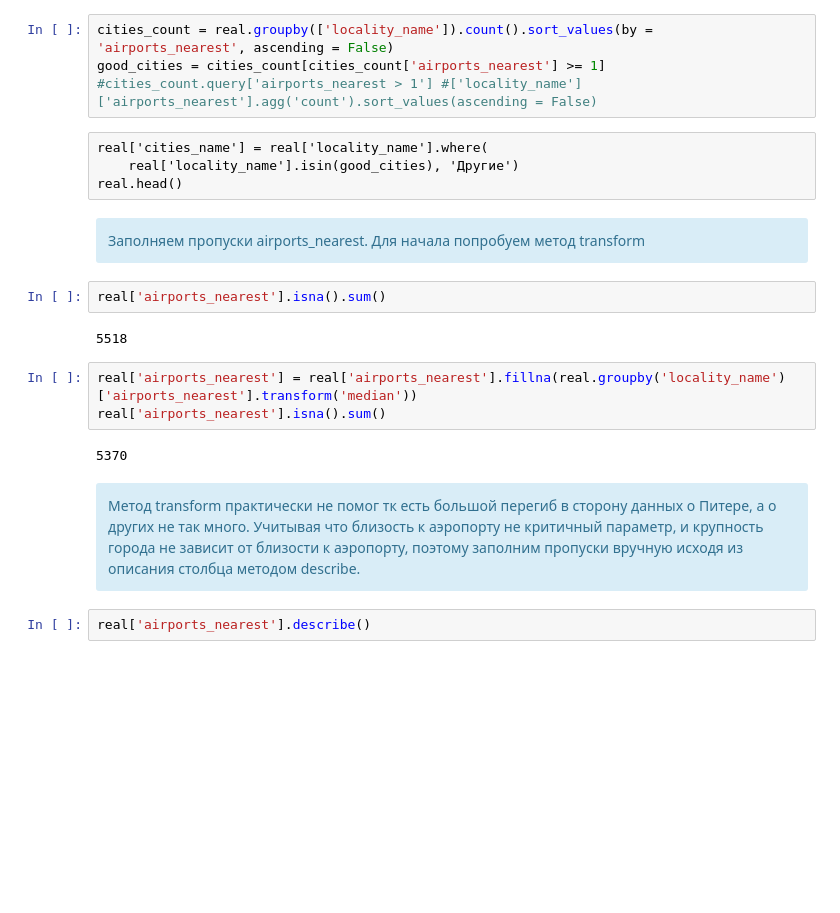
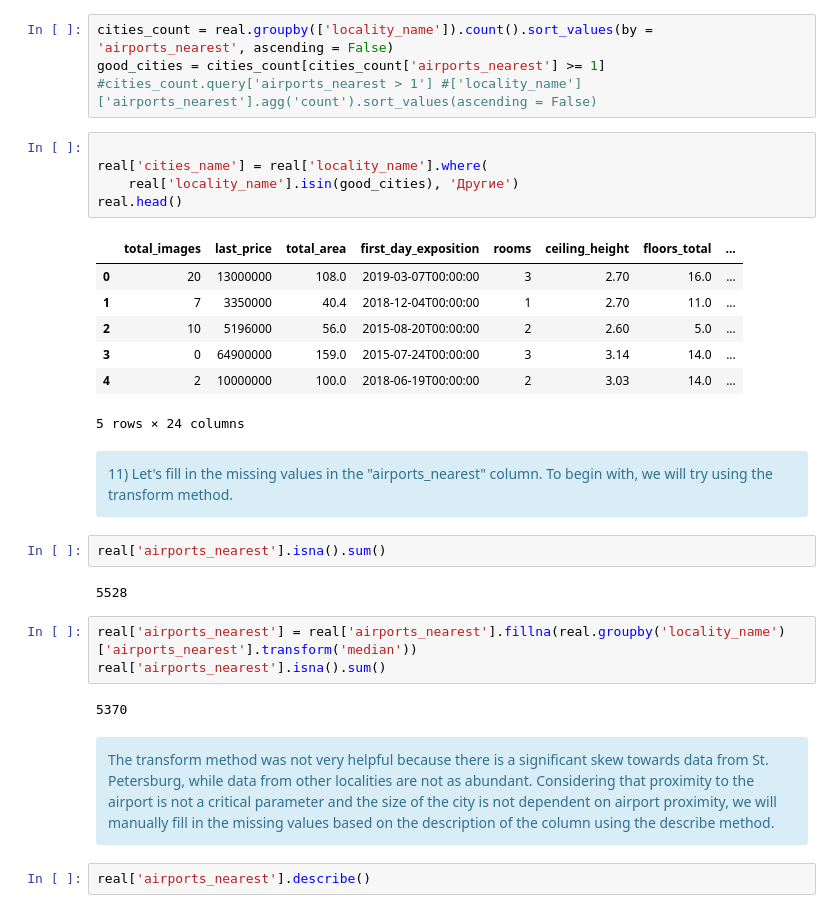
Before and after one commit to Novik-data-analyst/Data-Analyst-career-portfolio-projects, a Jupyter notebook: Real estate Market and Fraud analysis/Real_estate_second.ipynb, the cells around one changed output. Drawn from its saved outputs; the diff is of its cells as text; blank space fills up the shorter version.

```diff
--- a/Real estate Market and Fraud analysis/Real_estate_second.ipynb
+++ b/Real estate Market and Fraud analysis/Real_estate_second.ipynb
@@ -670,25 +667,34 @@ Name: locality_name, Length: 23592, dtype: object
 cities_count = real.groupby(['locality_name']).count().sort_values(by = 'airports_nearest', ascending = False)
 good_cities = cities_count[cities_count['airports_nearest'] >= 1]
 #cities_count.query['airports_nearest > 1'] #['locality_name']['airports_nearest'].agg('count').sort_values(ascending = False)
-# %% [raw]
-real['cities_name'] = real['locality_name'].where(
-    real['locality_name'].isin(good_cities), 'Другие')
-real.head()
+# %%
+
+real['cities_name'] = real['locality_name'].where(
+    real['locality_name'].isin(good_cities), 'Другие')
+real.head()
+# %% [output]
+|  | total_images | last_price | total_area | first_day_exposition | rooms | ceiling_height | floors_total | ... |
+| 0 | 20 | 13000000 | 108.0 | 2019-03-07T00:00:00 | 3 | 2.70 | 16.0 | ... |
+| 1 | 7 | 3350000 | 40.4 | 2018-12-04T00:00:00 | 1 | 2.70 | 11.0 | ... |
+| 2 | 10 | 5196000 | 56.0 | 2015-08-20T00:00:00 | 2 | 2.60 | 5.0 | ... |
+| 3 | 0 | 64900000 | 159.0 | 2015-07-24T00:00:00 | 3 | 3.14 | 14.0 | ... |
+| 4 | 2 | 10000000 | 100.0 | 2018-06-19T00:00:00 | 2 | 3.03 | 14.0 | ... |
+5 rows × 24 columns
 # %% [markdown]
- <div class="alert alert-block alert-info">
-Заполняем пропуски airports_nearest. Для начала попробуем метод transform </div>
+<div class="alert alert-block alert-info">
+11) Let's fill in the missing values in the "airports_nearest" column. To begin with, we will try using the transform method.</div>
 # %%
 real['airports_nearest'].isna().sum()
 # %% [output]
-5518
+5528
 # %%
 real['airports_nearest'] = real['airports_nearest'].fillna(real.groupby('locality_name')['airports_nearest'].transform('median'))
 real['airports_nearest'].isna().sum()
 # %% [output]
 5370
 # %% [markdown]
- <div class="alert alert-block alert-info">
-Метод transform практически не помог тк есть большой перегиб в сторону данных о Питере, а о других не так много. Учитывая что близость к аэропорту не критичный параметр, и крупность города не зависит от близости к аэропорту, поэтому заполним пропуски вручную исходя из описания столбца методом describe. </div>
+<div class="alert alert-block alert-info">
+The transform method was not very helpful because there is a significant skew towards data from St. Petersburg, while data from other localities are not as abundant. Considering that proximity to the airport is not a critical parameter and the size of the city is not dependent on airport proximity, we will manually fill in the missing values based on the description of the column using the describe method.</div>
 # %%
 real['airports_nearest'].describe()
 # %% [output]
```
Also changed, not shown: parts of 19 cells of this notebook.
